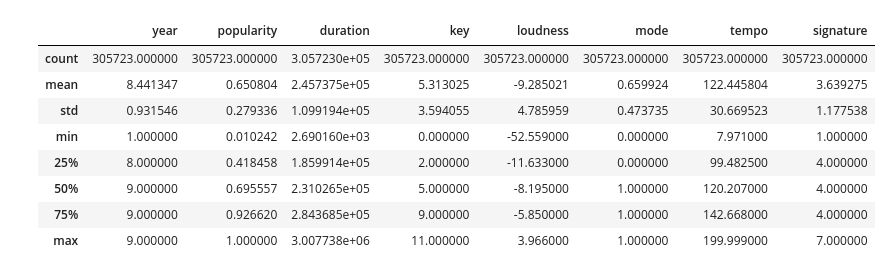
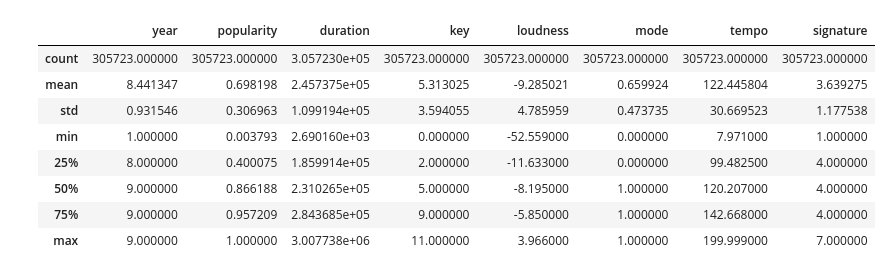
Before and after one commit to wuiquique/msd_predictive, a Jupyter notebook: RandomForestRegresor.ipynb, the cells around one changed output. Saved outputs shown, nothing was run; the diff lists cells and outputs as text; code cells hidden in the pictures.

```diff
--- a/RandomForestRegresor.ipynb
+++ b/RandomForestRegresor.ipynb
@@ -13,16 +17,16 @@ import seaborn as sns
 # %%
-df = pd.read_csv("../../msd_test_processed.csv")
+df = pd.read_csv("../msd_processed.csv")
 
 df.describe()
 # %% [output]
 |  | year | popularity | duration | key | loudness | mode | tempo | signature |
 | count | 305723.000000 | 305723.000000 | 3.057230e+05 | 305723.000000 | 305723.000000 | 305723.000000 | 305723.000000 | 305723.000000 |
-| mean | 8.441347 | 0.650804 | 2.457375e+05 | 5.313025 | -9.285021 | 0.659924 | 122.445804 | 3.639275 |
-| std | 0.931546 | 0.279336 | 1.099194e+05 | 3.594055 | 4.785959 | 0.473735 | 30.669523 | 1.177538 |
-| min | 1.000000 | 0.010242 | 2.690160e+03 | 0.000000 | -52.559000 | 0.000000 | 7.971000 | 1.000000 |
-| 25% | 8.000000 | 0.418458 | 1.859914e+05 | 2.000000 | -11.633000 | 0.000000 | 99.482500 | 4.000000 |
-| 50% | 9.000000 | 0.695557 | 2.310265e+05 | 5.000000 | -8.195000 | 1.000000 | 120.207000 | 4.000000 |
-| 75% | 9.000000 | 0.926620 | 2.843685e+05 | 9.000000 | -5.850000 | 1.000000 | 142.668000 | 4.000000 |
+| mean | 8.441347 | 0.698198 | 2.457375e+05 | 5.313025 | -9.285021 | 0.659924 | 122.445804 | 3.639275 |
+| std | 0.931546 | 0.306963 | 1.099194e+05 | 3.594055 | 4.785959 | 0.473735 | 30.669523 | 1.177538 |
+| min | 1.000000 | 0.003793 | 2.690160e+03 | 0.000000 | -52.559000 | 0.000000 | 7.971000 | 1.000000 |
+| 25% | 8.000000 | 0.400075 | 1.859914e+05 | 2.000000 | -11.633000 | 0.000000 | 99.482500 | 4.000000 |
+| 50% | 9.000000 | 0.866188 | 2.310265e+05 | 5.000000 | -8.195000 | 1.000000 | 120.207000 | 4.000000 |
+| 75% | 9.000000 | 0.957209 | 2.843685e+05 | 9.000000 | -5.850000 | 1.000000 | 142.668000 | 4.000000 |
 | max | 9.000000 | 1.000000 | 3.007738e+06 | 11.000000 | 3.966000 | 1.000000 | 199.999000 | 7.000000 |
 # %%
 X = df[[
```
Also changed, not shown: parts of 8 cells of this notebook.
